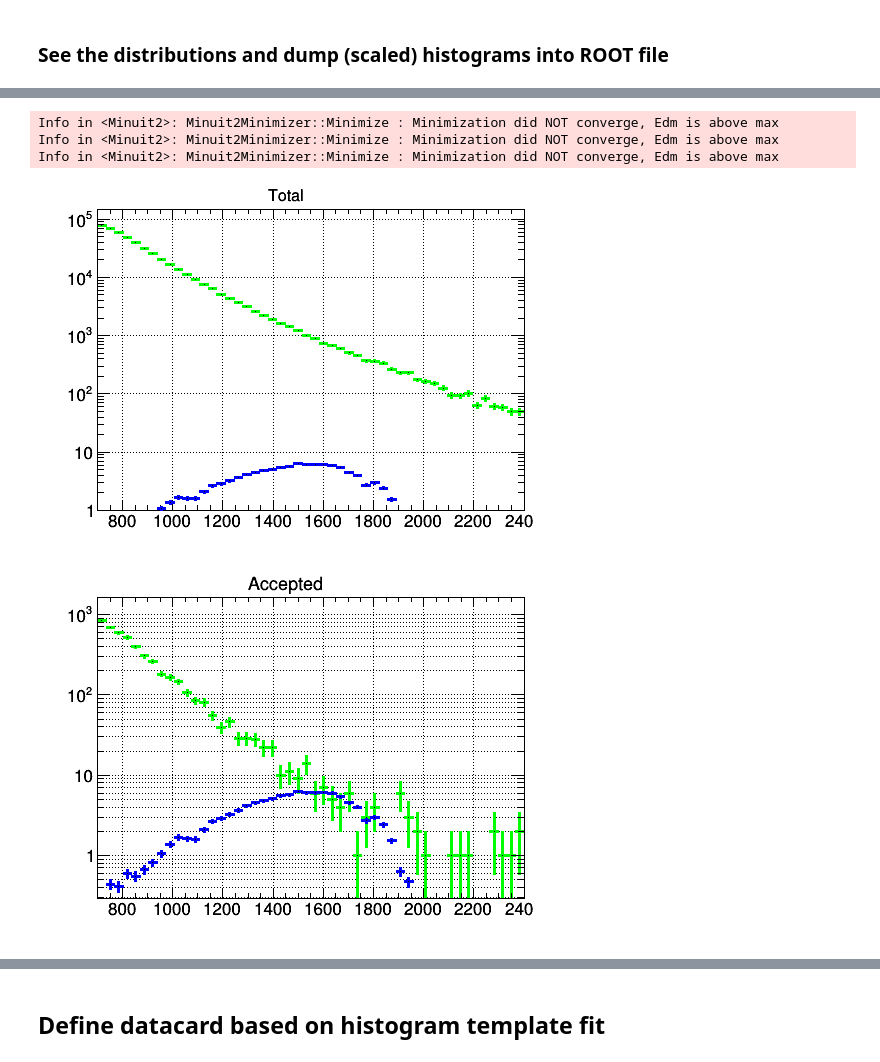
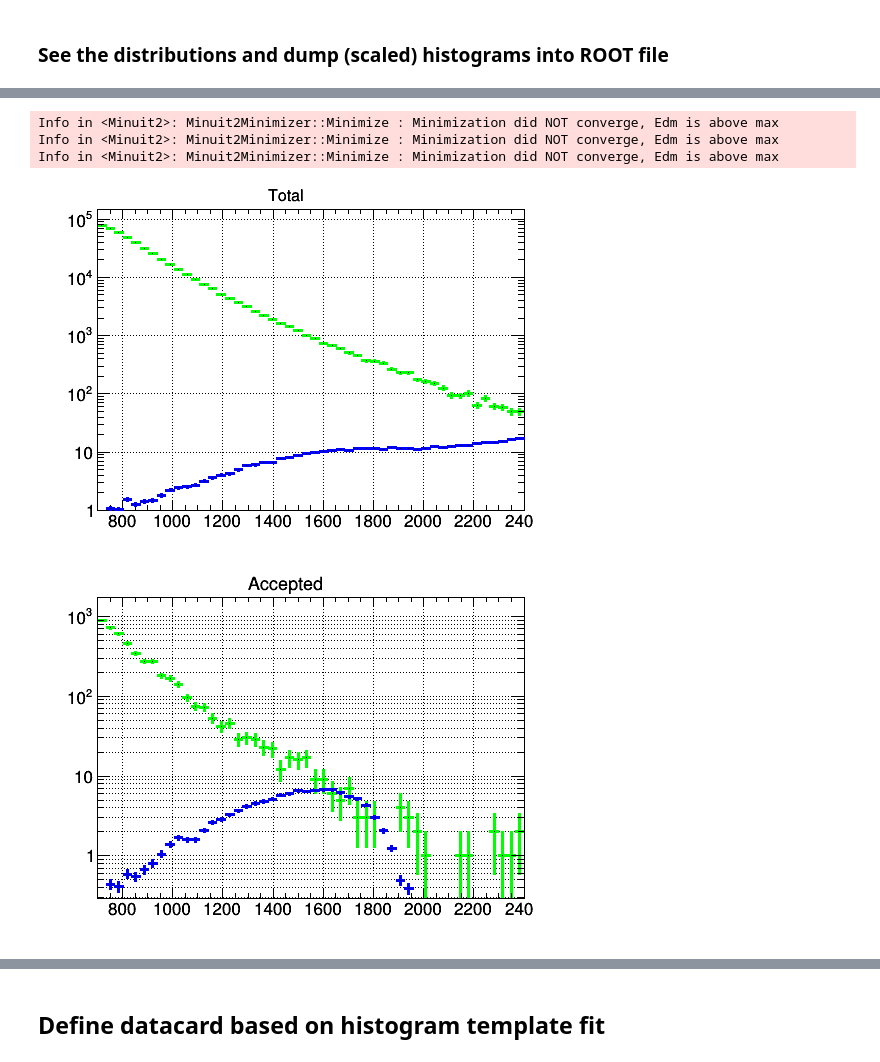
Before and after one commit to thaarres/JetAnomaly_CHEP19, a Jupyter notebook: jupyter/AnomalyDetection_combine.ipynb, the cells around one changed output, grey strips where cells are left out. Saved outputs shown, nothing was run; the diff lists cells and outputs as text; code cells hidden in the pictures.

```diff
--- a/jupyter/AnomalyDetection_combine.ipynb
+++ b/jupyter/AnomalyDetection_combine.ipynb
@@ -284,6 +285,7 @@ w.factory('sqrts[13000]')
 w.factory('qcd_tot_norm[1.]')
 w.factory('qcd_bin_tot_norm[1.]')
 w.factory("EXPR::qcd_tot('max(0.,pow(1-x/sqrts,p1)/pow(x/sqrts,p2+p3*log(x/sqrts)+p4*log(x/sqrts)*log(x/sqrts)))',x,p1,p2,p3,p4,sqrts)")
+
 
 w.var('sqrts').setConstant(True)
 w.var('p1').setConstant(False)
@@ -350,11 +352,37 @@ h_t.SetDirectory(0)
 h_a.SetDirectory(0)
 h_r.SetDirectory(0)
 
+w.Print('v')
+
+acc_bin_functions = rt.RooArgList()
+rej_bin_functions = rt.RooArgList()
+w.factory('eff[%f,0,1]'%(h_a.Integral()/h_r.Integral()))
+w.var('eff').setConstant(False)
+for iBinX in range(1,binning[0]+1):
+    w.factory('crBin%i_In[%.1f]'%(iBinX,h_r.GetBinContent(iBinX)))
+    w.factory('crBin%i[0,-10,10]'%(iBinX))
+    w.var('crBin%i_In'%iBinX).setConstant(True)
+    w.var('crBin%i'%iBinX).setConstant(False)
+    w.factory("expr::crBin%iFunc('@0*pow(1.0+%f,@1)',crBin%i_In,crBin%i)"%(iBinX,h_r.GetBinError(iBinX)/h_r.GetBinContent(iBinX),iBinX,iBinX))
+    w.factory("expr::bin%iFunc('@0*@1',eff,crBin%i)"%(iBinX,iBinX))
+    rej_bin_functions.add(w.function('crBin%iFunc'%iBinX))
+    acc_bin_functions.add(w.function('bin%iFunc'%iBinX))
+
+qcd_rph_rej = rt.RooParametricHist('qcd_rph_rej','qcd_rej_acc',w.var('x'),rej_bin_functions,empty_hist)
+qcd_rph_rej_norm = rt.RooAddition('qcd_rph_rej_norm','qcd_rph_rej_norm',rej_bin_functions)
+qcd_rph_acc = rt.RooParametricHist('qcd_rph_acc','qcd_rph_acc',w.var('x'),acc_bin_functions,empty_hist)
+qcd_rph_acc_norm = rt.RooAddition('qcd_rph_acc_norm','qcd_rph_acc_norm',acc_bin_functions)
+getattr(w,'import')(qcd_rph_rej, rt.RooCmdArg())
+getattr(w,'import')(qcd_rph_rej_norm, rt.RooFit.RecycleConflictNodes())
+getattr(w,'import')(qcd_rph_acc, rt.RooCmdArg())
+getattr(w,'import')(qcd_rph_acc_norm, rt.RooFit.RecycleConflictNodes())
+
+
 for name_BSM in ['GtoWW']:
     print('\n'+name_BSM)
 
 
-    h_t_BSM = create_TH1D(data[name_BSM]['mJJ'][data[name_BSM]['sel']],
+    h_t_BSM = create_TH1D(data[name_BSM]['mJJ'],
                   name='h_t'+name_BSM,
                   binning=h_t.binning,
                   opt=''
@@ -404,7 +432,7 @@ for name_BSM in ['GtoWW']:
     datacard_hist.cd()
     histos[name_BSM+'_tot'] = h_t_BSM
     histos[name_BSM+'_acc'] = h_a_BSM
-    histos[name_BSM+'_rej'] = h_a_BSM
+    histos[name_BSM+'_rej'] = h_r_BSM
     h_t_BSM.SetDirectory(0)
     h_a_BSM.SetDirectory(0)
     h_r_BSM.SetDirectory(0)
@@ -434,7 +462,6 @@ fr = m2.save()
 
 fr.Print('v')
 
-
 datacard_ws.cd()
 w.Write()
 datacard_hist.Close()
@@ -448,6 +475,8 @@ w.pdf('eqcd_tot').plotOn(frame)
 frame.Draw()
 c_frame.Draw()
 c_frame.SetLogy()
+
+w.Print('v')
 # %% [output]
 [50, 700.0, 2400.0]
 
@@ -469,5 +498,5 @@ GtoWW
 Info in <Minuit2>: Minuit2Minimizer::Minimize : Minimization did NOT converge, Edm is above max
 Info in <Minuit2>: Minuit2Minimizer::Minimize : Minimization did NOT converge, Edm is above max
 Info in <Minuit2>: Minuit2Minimizer::Minimize : Minimization did NOT converge, Edm is above max
-[figure, old version]
+[figure, new version]
-[figure, old version]
+[figure, new version]
```
Also changed, not shown: parts of 12 cells of this notebook.
